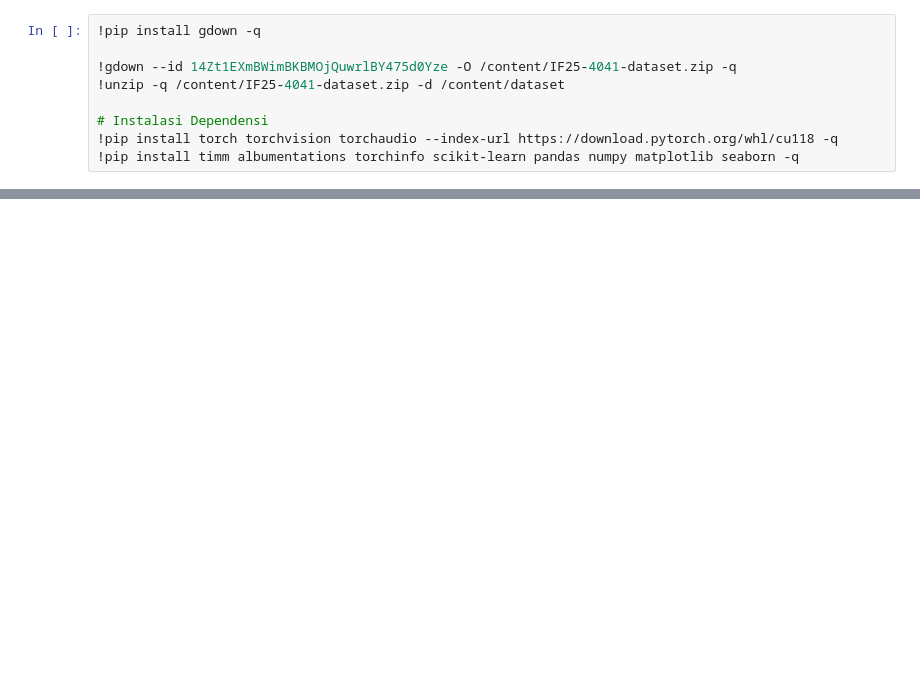
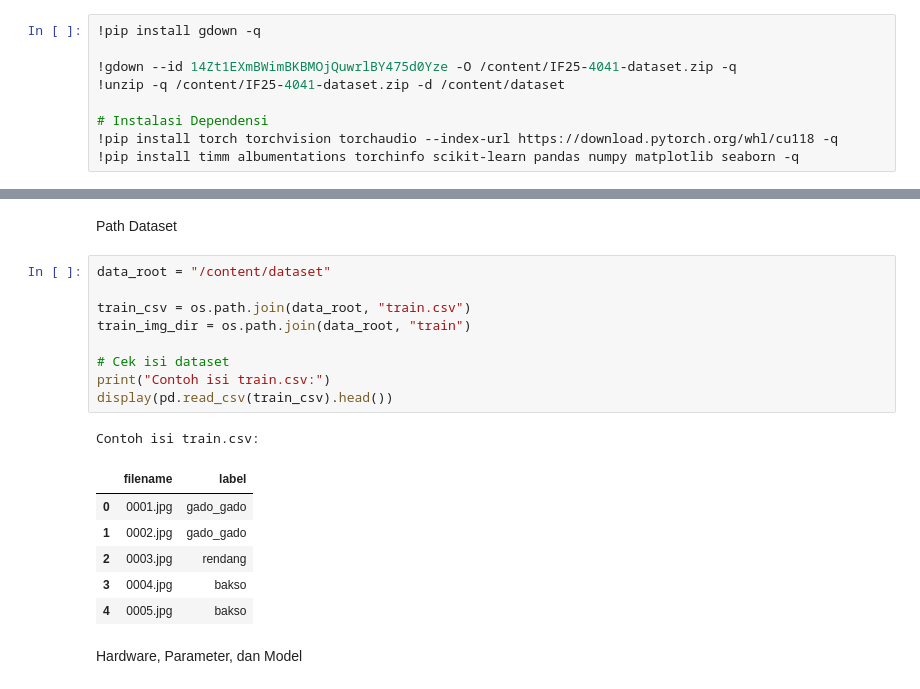
Before and after one commit to thefredway/VisionTransformer-Comparison, a Jupyter notebook: main.ipynb, the cells around one changed output, grey strips where cells are left out. Saved outputs shown, nothing was run; the diff lists cells and outputs as text; blank space fills up the shorter version.

```diff
--- a/main.ipynb
+++ b/main.ipynb
@@ -98,0 +126,21 @@ class FoodDataset(Dataset):
+# %% [markdown]
+Path Dataset
+# %%
+data_root = "/content/dataset"
+
+train_csv = os.path.join(data_root, "train.csv")
+train_img_dir = os.path.join(data_root, "train")
+
+# Cek isi dataset
+print("Contoh isi train.csv:")
+display(pd.read_csv(train_csv).head())
+# %% [output]
+Contoh isi train.csv:
+|  | filename | label |
+| 0 | 0001.jpg | gado_gado |
+| 1 | 0002.jpg | gado_gado |
+| 2 | 0003.jpg | rendang |
+| 3 | 0004.jpg | bakso |
+| 4 | 0005.jpg | bakso |
+# %% [markdown]
+Hardware, Parameter, dan Model
```
Also changed, not shown: parts of 17 cells of this notebook.
